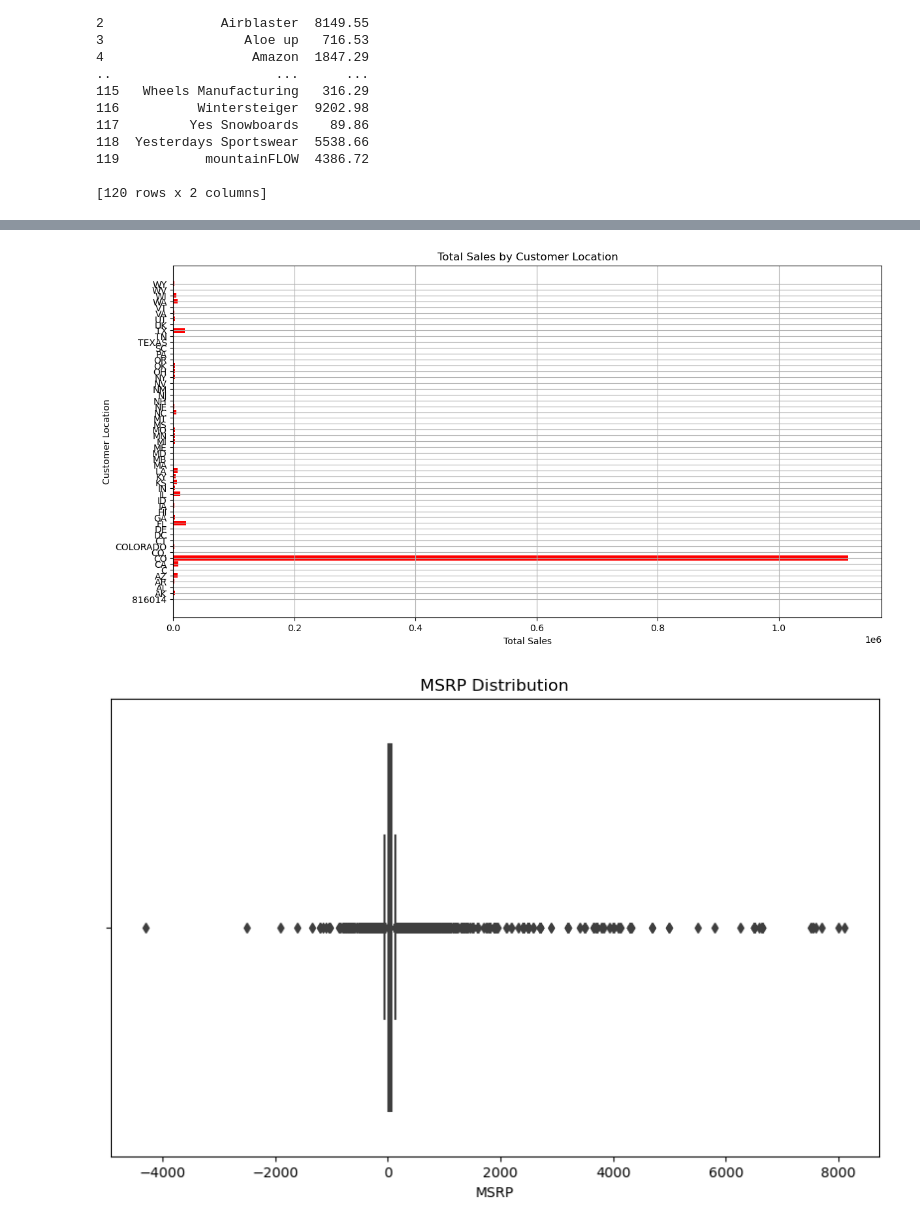
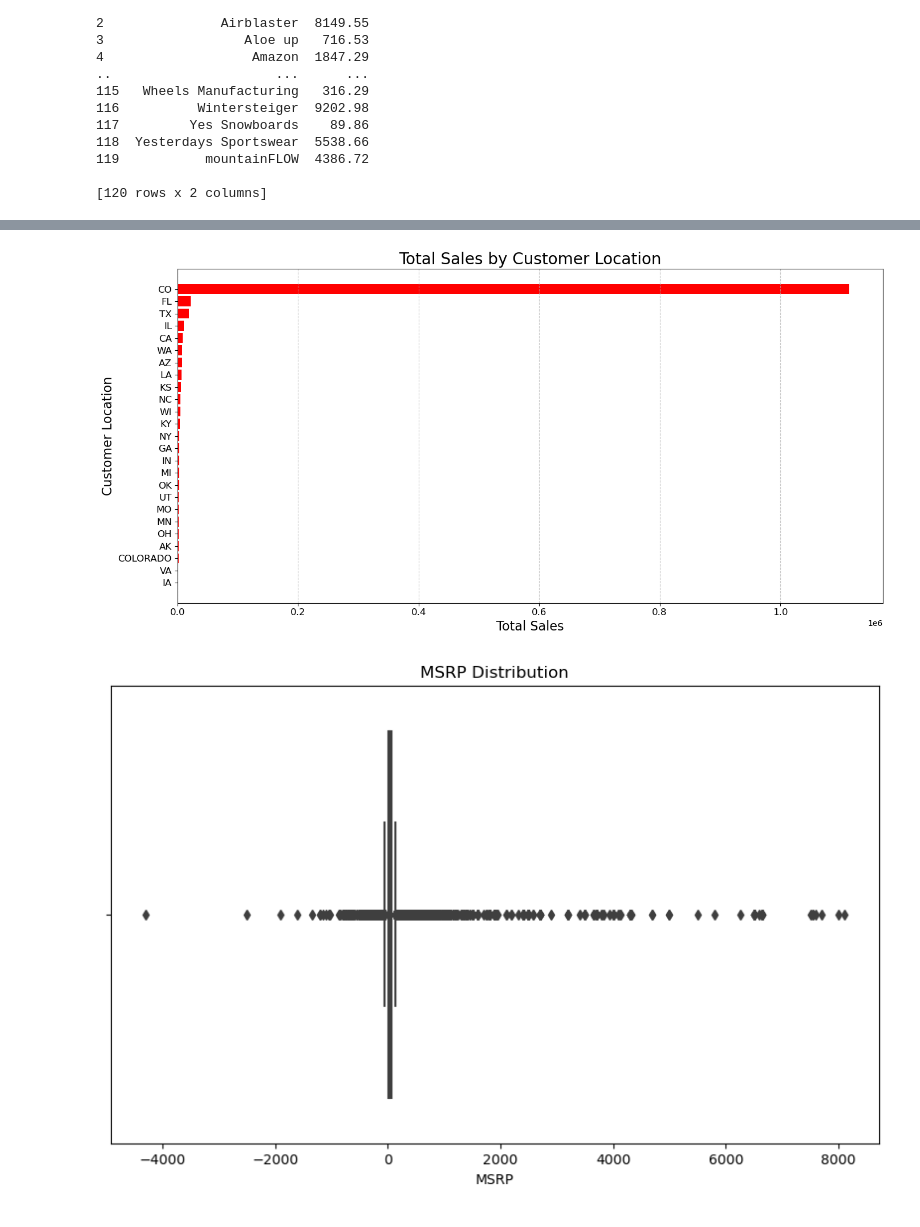
Before and after one commit to MappingKat/SunlightMtnRetail, a Jupyter notebook: notebooks/Sunlight Retail Store Stats.ipynb, the cells around one changed output, grey strips where cells are left out. Cells and saved outputs as stored; diff of their text form; code cells hidden in the pictures.

```diff
--- a/notebooks/Sunlight Retail Store Stats.ipynb
+++ b/notebooks/Sunlight Retail Store Stats.ipynb
@@ -266,17 +355,30 @@ Name: Margin, dtype: float64
 # %%
+import pandas as pd
+import matplotlib.pyplot as plt
+
+# Assuming df is your DataFrame
 # Aggregate sales by customer location
 location_sales = df.groupby('CustomerLocation').agg({'Total': 'sum'}).reset_index()
 
+# Sort by total sales in descending order and select top 25 locations
+location_sales_sorted = location_sales.sort_values(by='Total', ascending=False).head(25)
+
 # Plot location sales
 plt.figure(figsize=(14, 7))
-plt.barh(location_sales['CustomerLocation'], location_sales['Total'], color='red')
-plt.title('Total Sales by Customer Location')
-plt.xlabel('Total Sales')
-plt.ylabel('Customer Location')
-plt.grid(True)
+plt.barh(location_sales_sorted['CustomerLocation'], location_sales_sorted['Total'], color='red')
+plt.title('Total Sales by Customer Location', fontsize=20)
+plt.xlabel('Total Sales', fontsize=16)
+plt.ylabel('Customer Location', fontsize=16)
+plt.xticks(fontsize=12)
+plt.yticks(fontsize=12)
+plt.grid(True, linestyle='--', alpha=0.7, axis='x')
+plt.gca().invert_yaxis()  # To display the highest value at the top
+plt.tight_layout()
+
+# Show the plot
 plt.show()
 # %% [output]
-[figure, old version]
+[figure, new version]
 # %%
 # Plot MSRP Distribution
 plt.figure(figsize=(10, 6))
```
Also changed, not shown: parts of 6 cells of this notebook, 7 other files.
